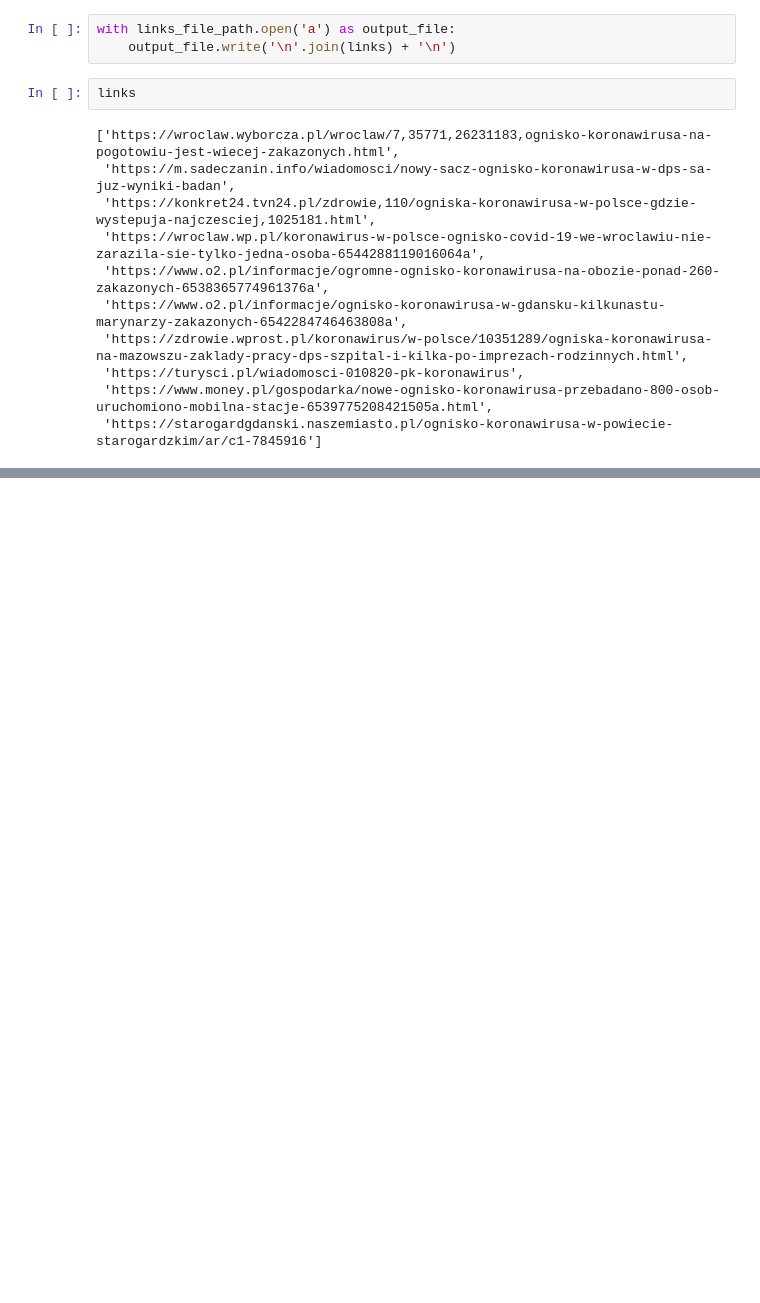
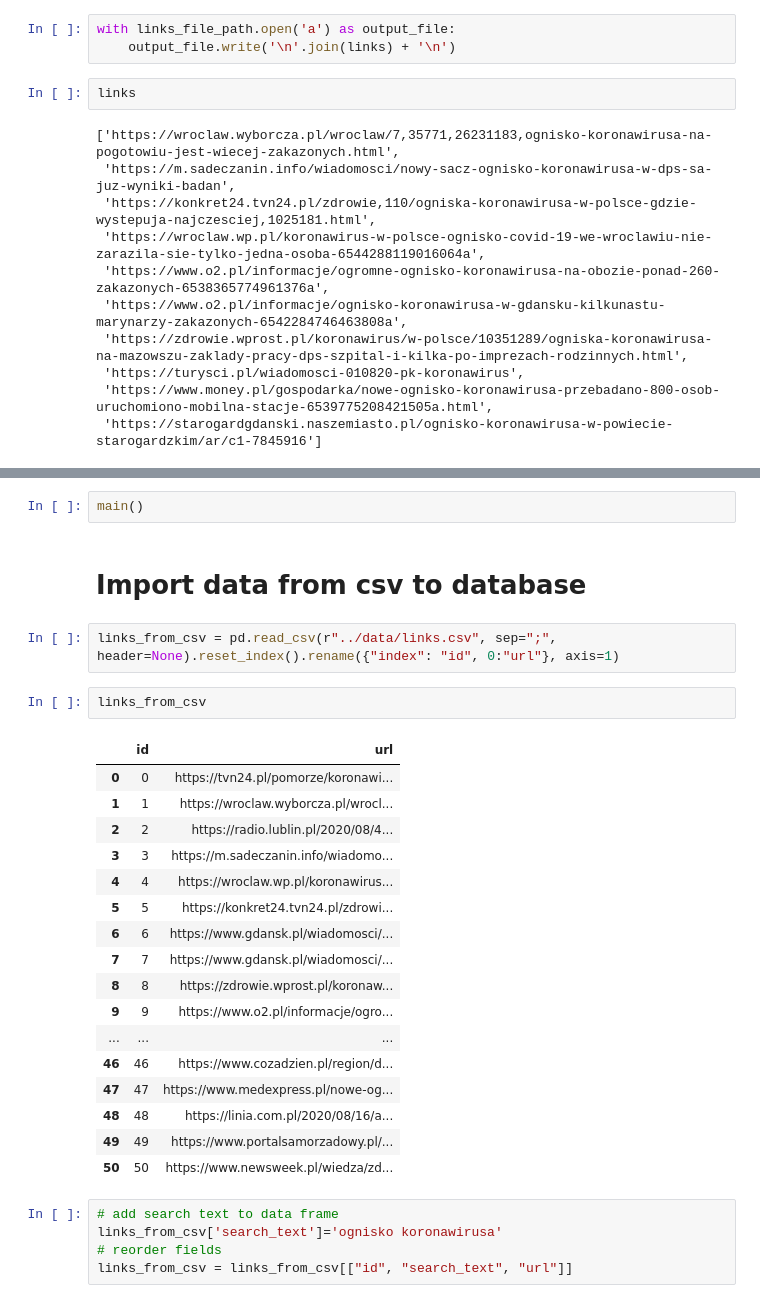
Before and after one commit to MOCOS-COVID19/superspreaders, a Jupyter notebook: notebooks/01_Collect_links.ipynb, the cells around one changed output, grey strips where cells are left out. Cells and saved outputs as stored; diff of their text form; blank space fills up the shorter version.

```diff
--- a/notebooks/01_Collect_links.ipynb
+++ b/notebooks/01_Collect_links.ipynb
@@ -140,0 +206,31 @@ article.__dict__
+# %%
+main()
+# %% [markdown]
+# Import data from csv to database
+# %%
+links_from_csv = pd.read_csv(r"../data/links.csv", sep=";", header=None).reset_index().rename({"index": "id", 0:"url"}, axis=1)
+# %%
+links_from_csv
+# %% [output]
+|  | id | url |
+| 0 | 0 | https://tvn24.pl/pomorze/koronawi... |
+| 1 | 1 | https://wroclaw.wyborcza.pl/wrocl... |
+| 2 | 2 | https://radio.lublin.pl/2020/08/4... |
+| 3 | 3 | https://m.sadeczanin.info/wiadomo... |
+| 4 | 4 | https://wroclaw.wp.pl/koronawirus... |
+| 5 | 5 | https://konkret24.tvn24.pl/zdrowi... |
+| 6 | 6 | https://www.gdansk.pl/wiadomosci/... |
+| 7 | 7 | https://www.gdansk.pl/wiadomosci/... |
+| 8 | 8 | https://zdrowie.wprost.pl/koronaw... |
+| 9 | 9 | https://www.o2.pl/informacje/ogro... |
+| ... | ... | ... |
+| 46 | 46 | https://www.cozadzien.pl/region/d... |
+| 47 | 47 | https://www.medexpress.pl/nowe-og... |
+| 48 | 48 | https://linia.com.pl/2020/08/16/a... |
+| 49 | 49 | https://www.portalsamorzadowy.pl/... |
+| 50 | 50 | https://www.newsweek.pl/wiedza/zd... |
+# %%
+# add search text to data frame
+links_from_csv['search_text']='ognisko koronawirusa'
+# reorder fields
+links_from_csv = links_from_csv[["id", "search_text", "url"]]
```
Also changed, not shown: parts of 15 cells of this notebook, 1 other file.
